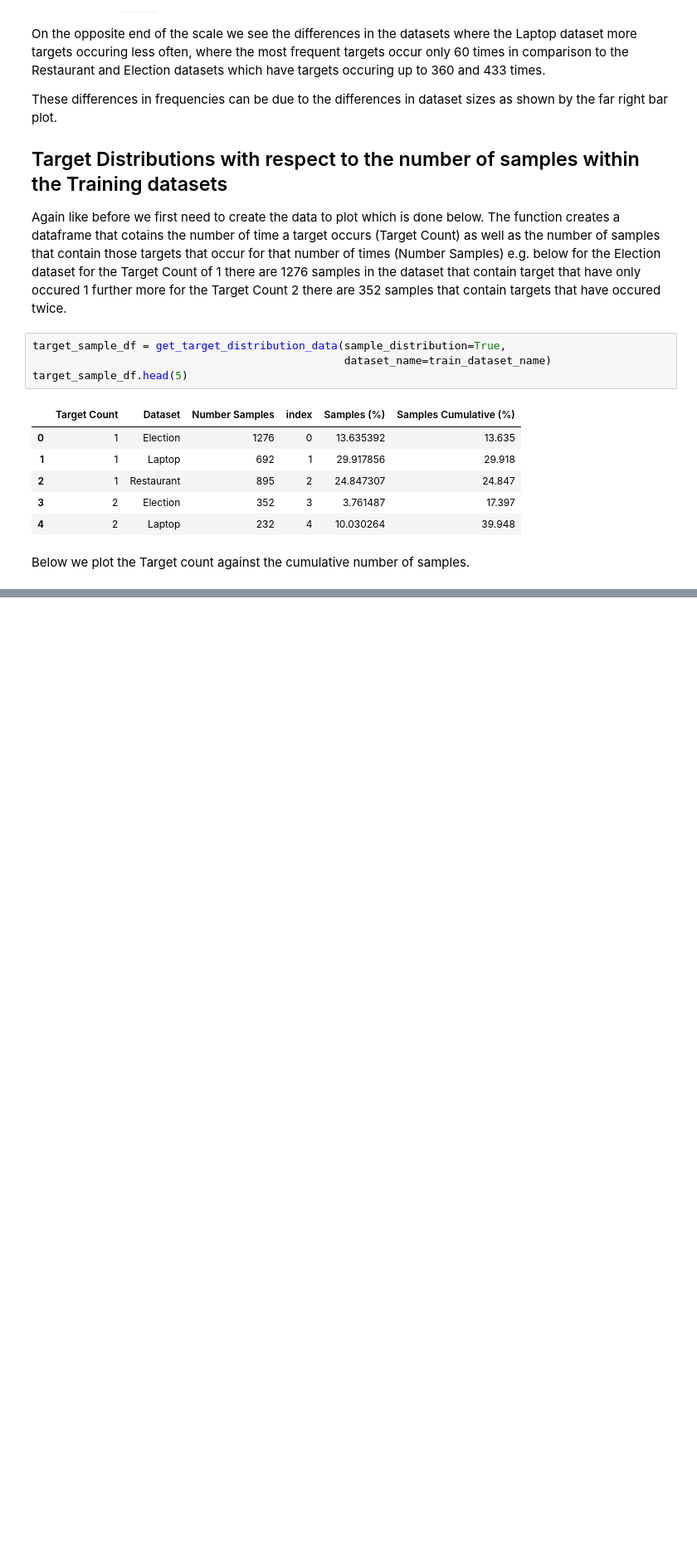
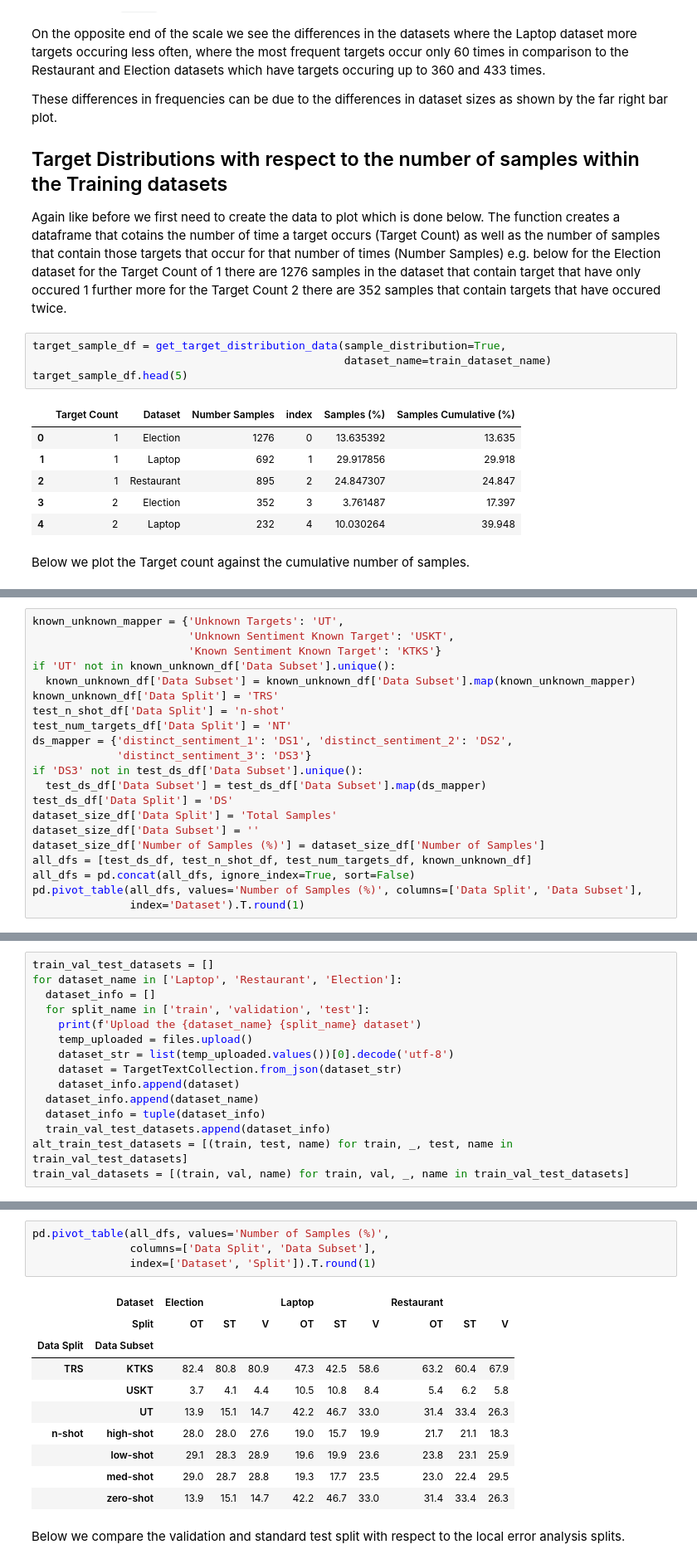
Before and after one commit to apmoore1/target-extraction, a Jupyter notebook: tutorials/TDSA_Error_Analysis.ipynb, the cells around one changed output, grey strips where cells are left out. Shown at 83% size. Saved outputs shown, nothing was run; the diff lists cells and outputs as text; blank space fills up the shorter version.

Commit message:
Updated with new splits

```diff
--- a/tutorials/TDSA_Error_Analysis.ipynb
+++ b/tutorials/TDSA_Error_Analysis.ipynb
@@ -451,0 +698,21 @@ As we can see only the election dataset would appear to have almost an equal spl
+# %%
+known_unknown_mapper = {'Unknown Targets': 'UT',
+                        'Unknown Sentiment Known Target': 'USKT',
+                        'Known Sentiment Known Target': 'KTKS'}
+if 'UT' not in known_unknown_df['Data Subset'].unique():
+  known_unknown_df['Data Subset'] = known_unknown_df['Data Subset'].map(known_unknown_mapper)
+known_unknown_df['Data Split'] = 'TRS'
+test_n_shot_df['Data Split'] = 'n-shot'
+test_num_targets_df['Data Split'] = 'NT'
+ds_mapper = {'distinct_sentiment_1': 'DS1', 'distinct_sentiment_2': 'DS2',
+             'distinct_sentiment_3': 'DS3'}
+if 'DS3' not in test_ds_df['Data Subset'].unique():
+  test_ds_df['Data Subset'] = test_ds_df['Data Subset'].map(ds_mapper)
+test_ds_df['Data Split'] = 'DS'
+dataset_size_df['Data Split'] = 'Total Samples'
+dataset_size_df['Data Subset'] = ''
+dataset_size_df['Number of Samples (%)'] = dataset_size_df['Number of Samples']
+all_dfs = [test_ds_df, test_n_shot_df, test_num_targets_df, known_unknown_df]
+all_dfs = pd.concat(all_dfs, ignore_index=True, sort=False)
+pd.pivot_table(all_dfs, values='Number of Samples (%)', columns=['Data Split', 'Data Subset'],
+               index='Dataset').T.round(1)
@@ -451,0 +747,15 @@ As we can see only the election dataset would appear to have almost an equal spl
+# %%
+train_val_test_datasets = []
+for dataset_name in ['Laptop', 'Restaurant', 'Election']:
+  dataset_info = []
+  for split_name in ['train', 'validation', 'test']:
+    print(f'Upload the {dataset_name} {split_name} dataset')
+    temp_uploaded = files.upload()
+    dataset_str = list(temp_uploaded.values())[0].decode('utf-8')
+    dataset = TargetTextCollection.from_json(dataset_str)
+    dataset_info.append(dataset)
+  dataset_info.append(dataset_name)
+  dataset_info = tuple(dataset_info)
+  train_val_test_datasets.append(dataset_info)
+alt_train_test_datasets = [(train, test, name) for train, _, test, name in train_val_test_datasets]
+train_val_datasets = [(train, val, name) for train, val, _, name in train_val_test_datasets]
@@ -451,0 +830,17 @@ As we can see only the election dataset would appear to have almost an equal spl
+# %%
+pd.pivot_table(all_dfs, values='Number of Samples (%)',
+               columns=['Data Split', 'Data Subset'],
+               index=['Dataset', 'Split']).T.round(1)
+# %% [output]
+|  | Dataset | Election |  |  | Laptop |  |  | Restaurant |  |  |
+|  | Split | OT | ST | V | OT | ST | V | OT | ST | V |
+| Data Split | Data Subset |  |  |  |  |  |  |  |  |  |
+| TRS | KTKS | 82.4 | 80.8 | 80.9 | 47.3 | 42.5 | 58.6 | 63.2 | 60.4 | 67.9 |
+|  | USKT | 3.7 | 4.1 | 4.4 | 10.5 | 10.8 | 8.4 | 5.4 | 6.2 | 5.8 |
+|  | UT | 13.9 | 15.1 | 14.7 | 42.2 | 46.7 | 33.0 | 31.4 | 33.4 | 26.3 |
+| n-shot | high-shot | 28.0 | 28.0 | 27.6 | 19.0 | 15.7 | 19.9 | 21.7 | 21.1 | 18.3 |
+|  | low-shot | 29.1 | 28.3 | 28.9 | 19.6 | 19.9 | 23.6 | 23.8 | 23.1 | 25.9 |
+|  | med-shot | 29.0 | 28.7 | 28.8 | 19.3 | 17.7 | 23.5 | 23.0 | 22.4 | 29.5 |
+|  | zero-shot | 13.9 | 15.1 | 14.7 | 42.2 | 46.7 | 33.0 | 31.4 | 33.4 | 26.3 |
+# %% [markdown]
+Below we compare the validation and standard test split with respect to the local error analysis splits.
```
Also changed, not shown: parts of 46 cells of this notebook.
